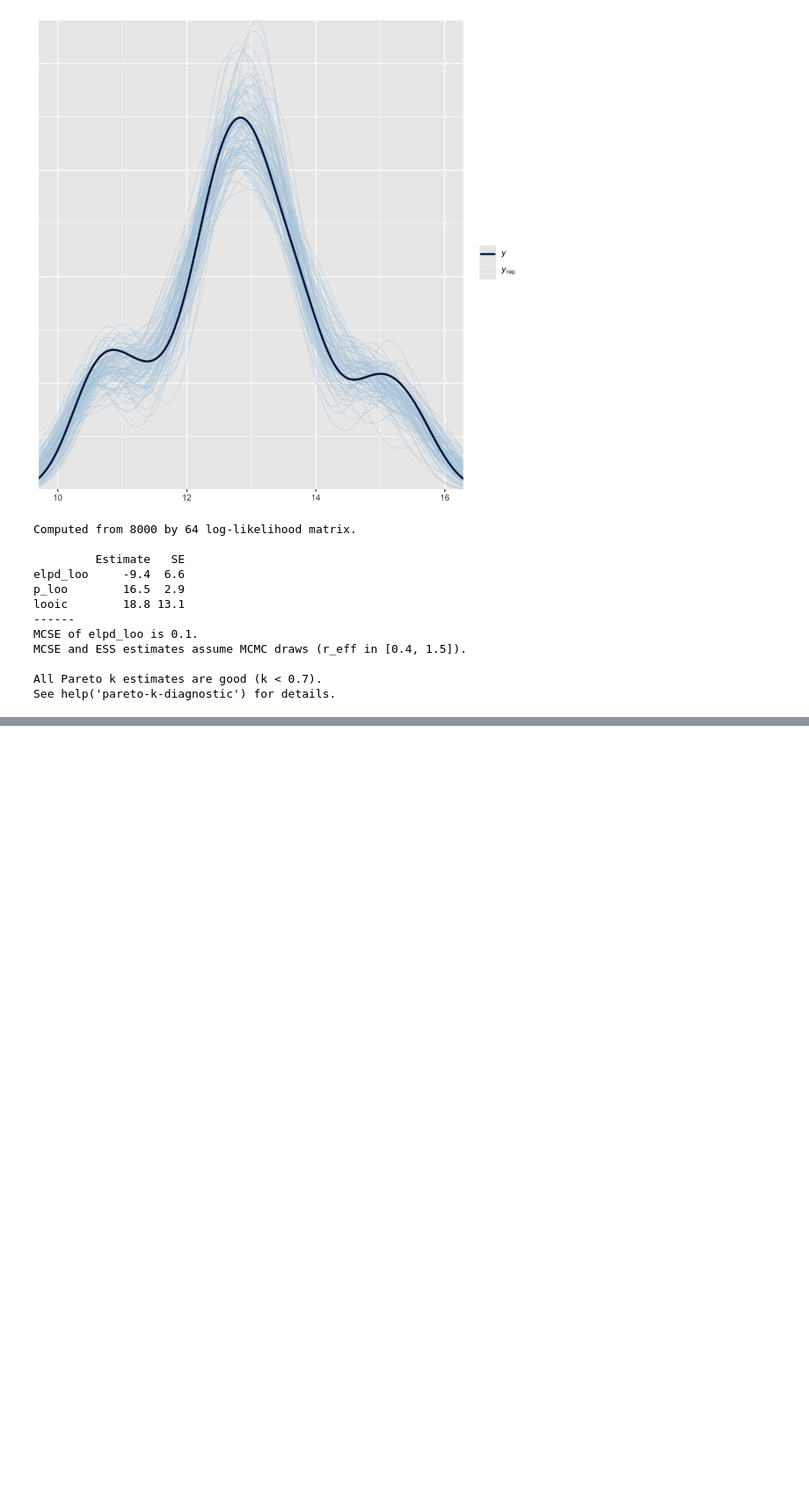
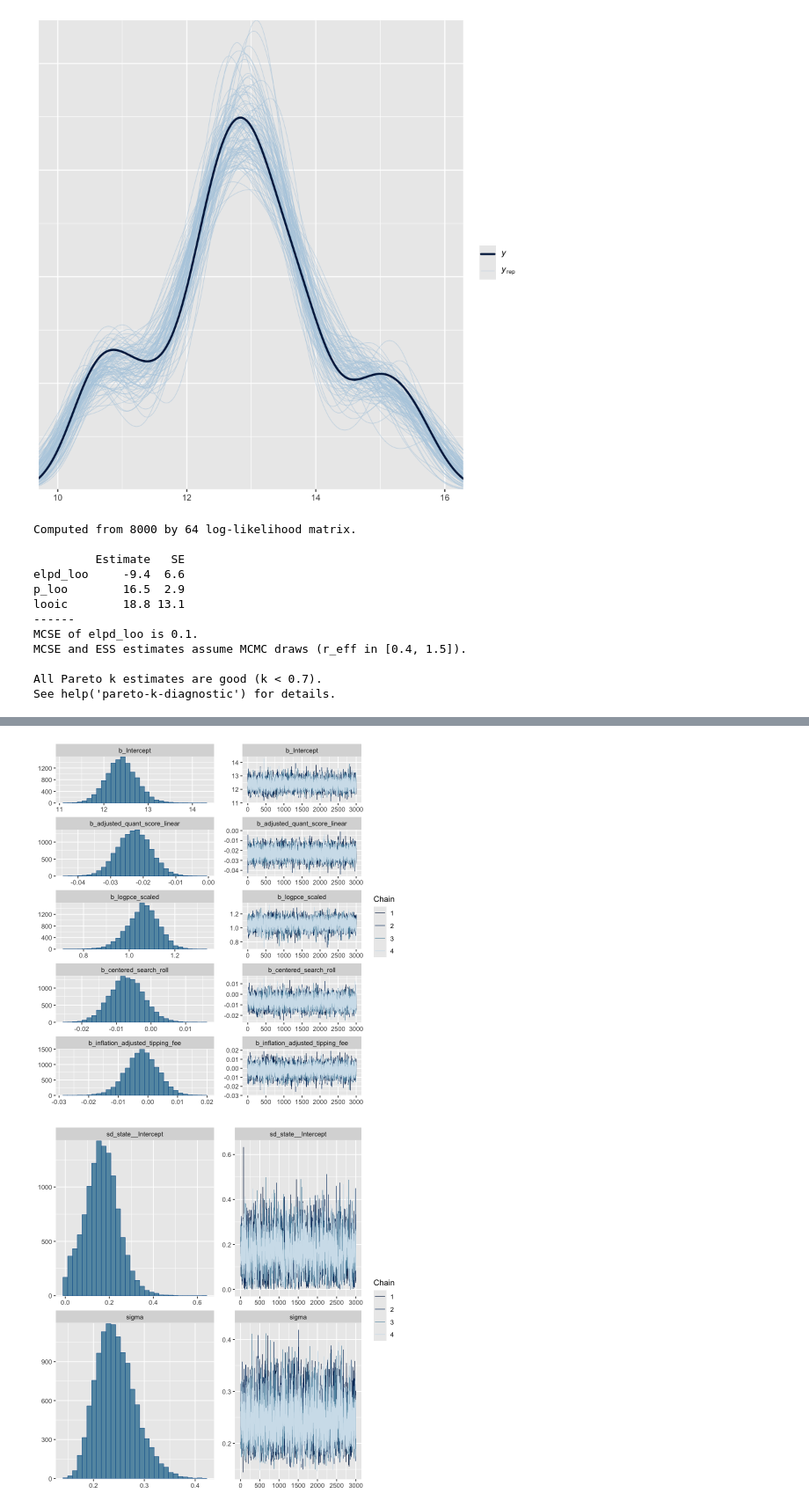
Before and after one commit to AschHarwood/evaluating_organic_waste_bans, a Jupyter notebook: final_paper_analysis/analysis_evaluating_waste_bans.ipynb, the cells around one changed output, grey strips where cells are left out. Shown at 88% size. Drawn from its saved outputs; the diff is of its cells as text; code cells hidden in the pictures; blank space fills up the shorter version.

```diff
--- a/final_paper_analysis/analysis_evaluating_waste_bans.ipynb
+++ b/final_paper_analysis/analysis_evaluating_waste_bans.ipynb
@@ -208,0 +301,5 @@ See help('pareto-k-diagnostic') for details.
+# %%
+plot(combined_model)
+# %% [output]
+[figure, added]
+[figure, added]
```
Also changed, not shown: parts of 27 cells of this notebook.
